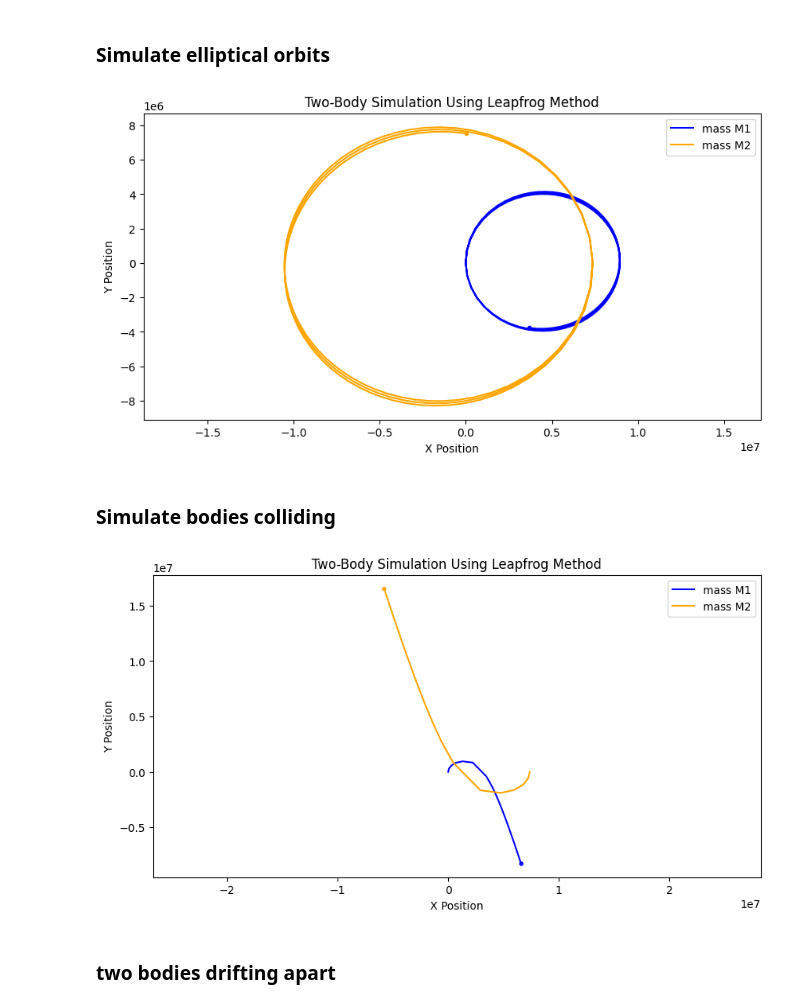
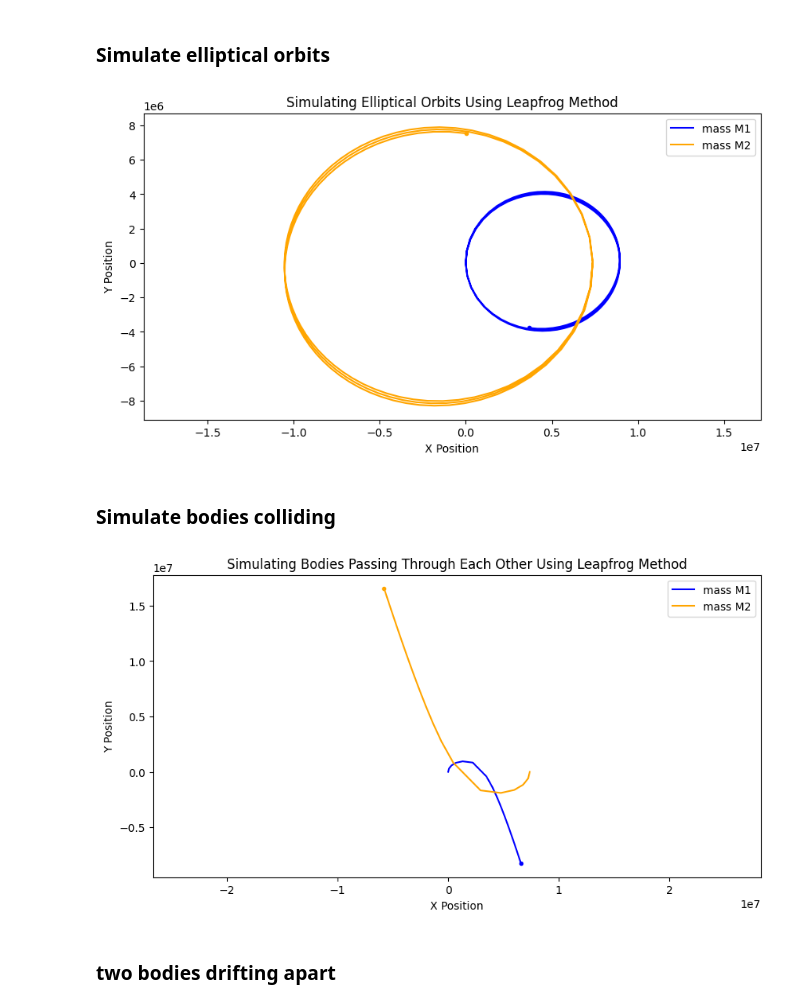
Before and after one commit to kvnjthms/leapfrog, a Jupyter notebook: leapfrog.ipynb, the cells around one changed output. Drawn from its saved outputs; the diff is of its cells as text; code cells hidden in the pictures.

```diff
--- a/leapfrog.ipynb
+++ b/leapfrog.ipynb
@@ -220,29 +223,29 @@ M2 = M1/2
 dt=200
 vy1, vy2=get_initial_velocity2(M1, M2)
 positions1, positions2 = sim_leapfrog(x1, y1, x2, y2, vx1, vy1, vx2, vy2, M1, M2, dt)
-plot_trajectories(positions1, positions2, "Two-Body Simulation Using Leapfrog Method")
+plot_trajectories(positions1, positions2, "Simulating Elliptical Orbits Using Leapfrog Method")
 # %% [output]
-[figure, old version]
+[figure, new version]
 # %% [markdown]
 ### Simulate bodies colliding
 # %%
 def get_initial_velocity2( M1, M2):
     v1 = M2* np.sqrt(G /((M1 + M2) * initial_distance))
     v1*=0.5
     v2 =-M1*v1/M2
     return v1, v2
 
 simulation_hours = 1 # Simulation duration in hours
 secs_in_sim = simulation_hours * 60 * 60  # Number of seconds in simulation duration
 num_steps =int( secs_in_sim // dt)   # Steps in simulation duration given dt size
 M1 = 5.972e24
 M2 = M1/2
 dt=200
 vy1, vy2=get_initial_velocity2(M1, M2)
 positions1, positions2 = sim_leapfrog(x1, y1, x2, y2, vx1, vy1, vx2, vy2, M1, M2, dt)
-plot_trajectories(positions1, positions2, "Two-Body Simulation Using Leapfrog Method")
+plot_trajectories(positions1, positions2, "Simulating Bodies Passing Through Each Other Using Leapfrog Method")
 # %% [output]
-[figure, old version]
+[figure, new version]
 # %% [markdown]
 ### two bodies drifting apart
 # %%
```
Also changed, not shown: parts of 8 cells of this notebook.
